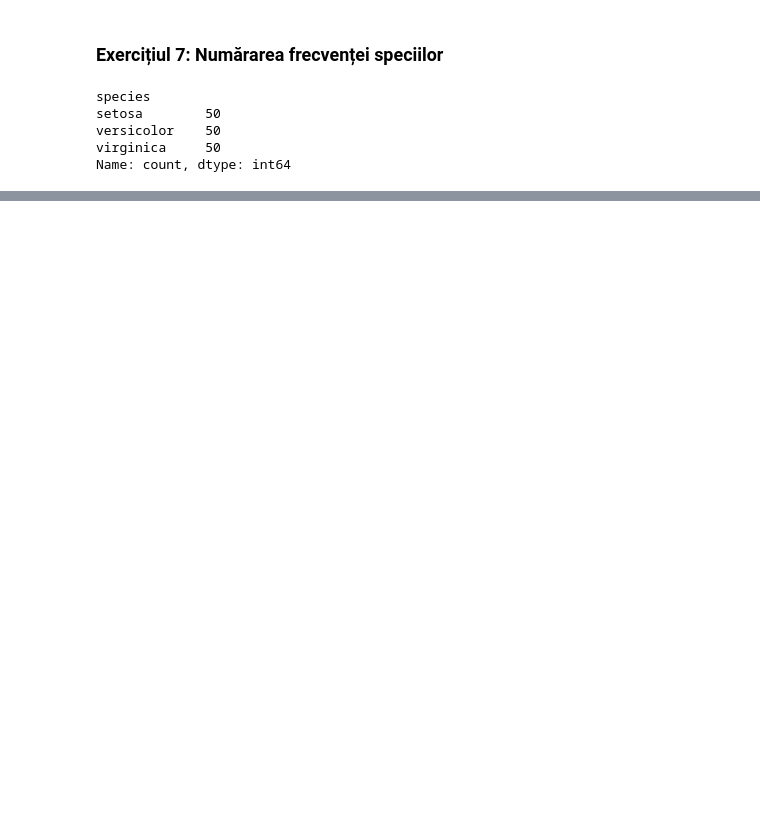
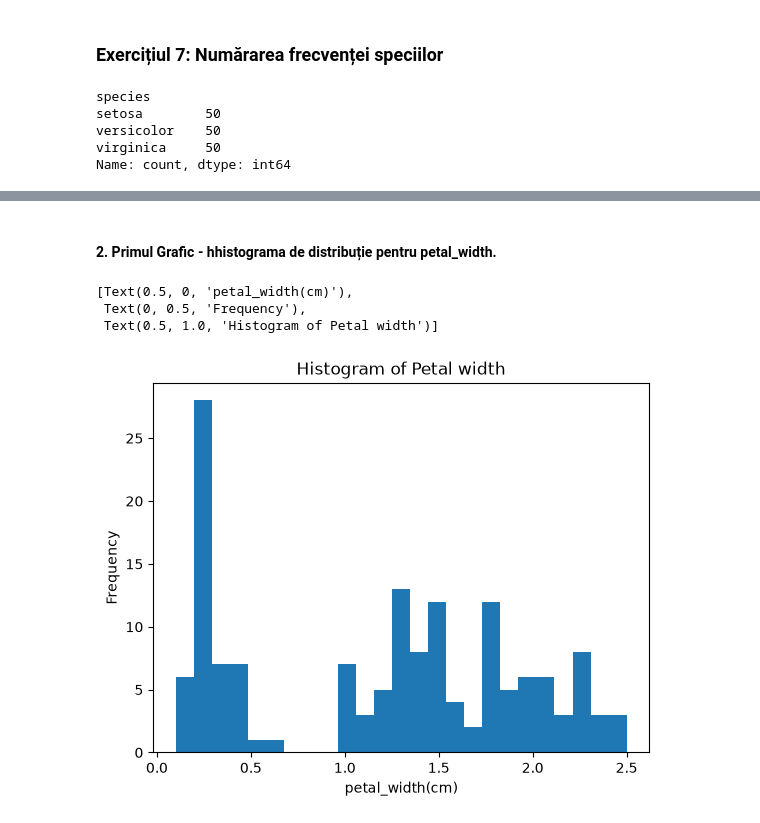
Before and after one commit to florin-t04/lab-1-machine-learning, a Jupyter notebook: 01_Trandafir.ipynb, the cells around one changed output, grey strips where cells are left out. Saved outputs shown, nothing was run; the diff lists cells and outputs as text; code cells hidden in the pictures; blank space fills up the shorter version.

```diff
--- a/01_Trandafir.ipynb
+++ b/01_Trandafir.ipynb
@@ -136,0 +181,11 @@ Name: count, dtype: int64
+# %% [markdown]
+#### 2. Primul Grafic - hhistograma de distribuție pentru petal_width.
+# %%
+ax= plt.axes()
+ax.hist(data.petal_width, bins=25)
+ax.set(xlabel='petal_width(cm)', ylabel='Frequency', title='Histogram of Petal width')
+# %% [output]
+[Text(0.5, 0, 'petal_width(cm)'),
+ Text(0, 0.5, 'Frequency'),
+ Text(0.5, 1.0, 'Histogram of Petal width')]
+[figure, added]
```
Also changed, not shown: parts of 12 cells of this notebook.
